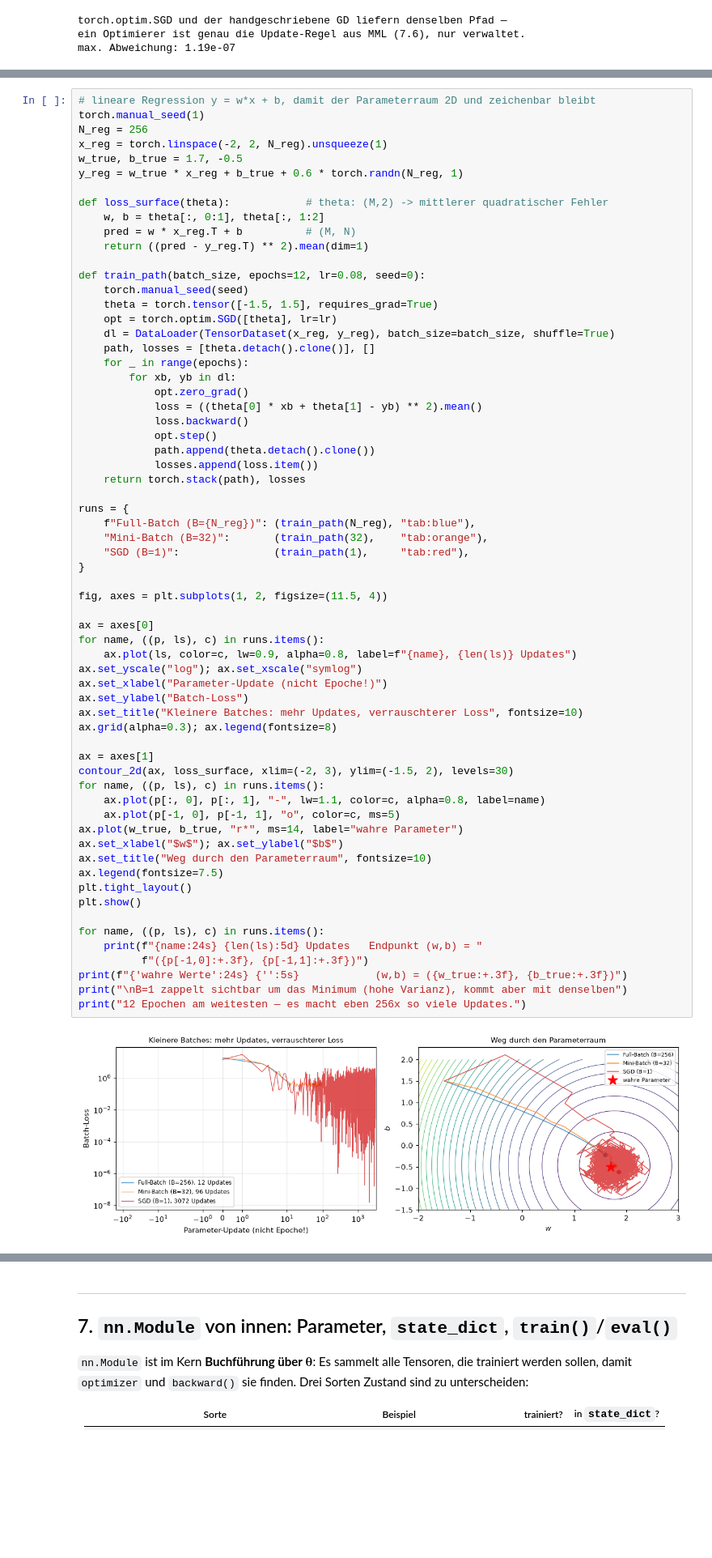
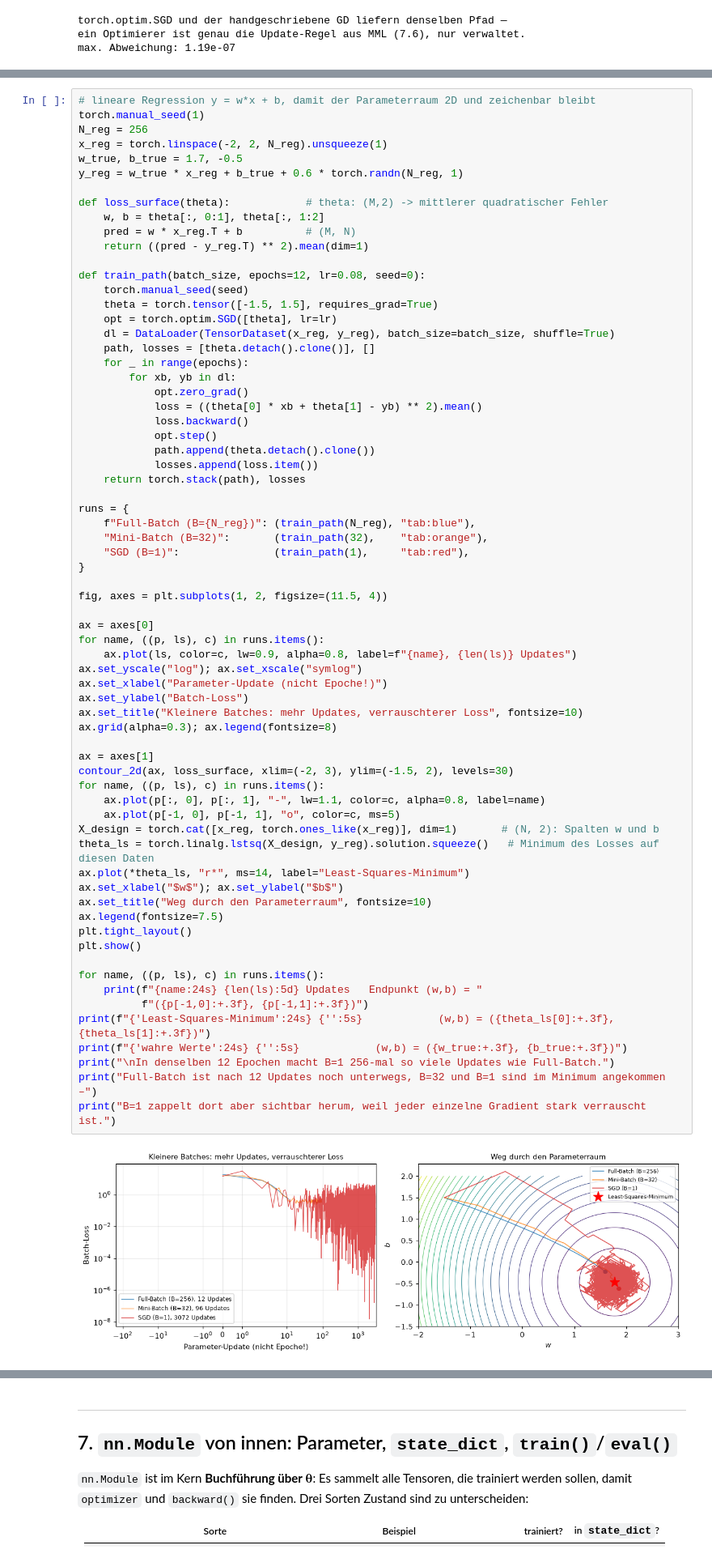
Before and after one commit to luisadow/computational-measurement, a Jupyter notebook: exploration/02_pytorch/pytorch_deep_dive.ipynb, the cells around one changed output, grey strips where cells are left out. Shown at 81% size. Cells and saved outputs as stored; diff of their text form; blank space fills up the shorter version.

```diff
--- a/exploration/02_pytorch/pytorch_deep_dive.ipynb
+++ b/exploration/02_pytorch/pytorch_deep_dive.ipynb
@@ -608,37 +608,41 @@ runs = {
     "SGD (B=1)":               (train_path(1),     "tab:red"),
 }
 
 fig, axes = plt.subplots(1, 2, figsize=(11.5, 4))
 
 ax = axes[0]
 for name, ((p, ls), c) in runs.items():
     ax.plot(ls, color=c, lw=0.9, alpha=0.8, label=f"{name}, {len(ls)} Updates")
 ax.set_yscale("log"); ax.set_xscale("symlog")
 ax.set_xlabel("Parameter-Update (nicht Epoche!)")
 ax.set_ylabel("Batch-Loss")
 ax.set_title("Kleinere Batches: mehr Updates, verrauschterer Loss", fontsize=10)
 ax.grid(alpha=0.3); ax.legend(fontsize=8)
 
 ax = axes[1]
 contour_2d(ax, loss_surface, xlim=(-2, 3), ylim=(-1.5, 2), levels=30)
 for name, ((p, ls), c) in runs.items():
     ax.plot(p[:, 0], p[:, 1], "-", lw=1.1, color=c, alpha=0.8, label=name)
     ax.plot(p[-1, 0], p[-1, 1], "o", color=c, ms=5)
-ax.plot(w_true, b_true, "r*", ms=14, label="wahre Parameter")
+X_design = torch.cat([x_reg, torch.ones_like(x_reg)], dim=1)       # (N, 2): Spalten w und b
+theta_ls = torch.linalg.lstsq(X_design, y_reg).solution.squeeze()   # Minimum des Losses auf diesen Daten
+ax.plot(*theta_ls, "r*", ms=14, label="Least-Squares-Minimum")
 ax.set_xlabel("$w$"); ax.set_ylabel("$b$")
 ax.set_title("Weg durch den Parameterraum", fontsize=10)
 ax.legend(fontsize=7.5)
 plt.tight_layout()
 plt.show()
 
 for name, ((p, ls), c) in runs.items():
     print(f"{name:24s} {len(ls):5d} Updates   Endpunkt (w,b) = "
           f"({p[-1,0]:+.3f}, {p[-1,1]:+.3f})")
+print(f"{'Least-Squares-Minimum':24s} {'':5s}            (w,b) = ({theta_ls[0]:+.3f}, {theta_ls[1]:+.3f})")
 print(f"{'wahre Werte':24s} {'':5s}            (w,b) = ({w_true:+.3f}, {b_true:+.3f})")
-print("\nB=1 zappelt sichtbar um das Minimum (hohe Varianz), kommt aber mit denselben")
-print("12 Epochen am weitesten — es macht eben 256x so viele Updates.")
+print("\nIn denselben 12 Epochen macht B=1 256-mal so viele Updates wie Full-Batch.")
+print("Full-Batch ist nach 12 Updates noch unterwegs, B=32 und B=1 sind im Minimum angekommen –")
+print("B=1 zappelt dort aber sichtbar herum, weil jeder einzelne Gradient stark verrauscht ist.")
 # %% [output]
-[figure, old version]
+[figure, new version]
 Full-Batch (B=256)          12 Updates   Endpunkt (w,b) = (+1.596, -0.226)
 Mini-Batch (B=32)           96 Updates   Endpunkt (w,b) = (+1.755, -0.478)
 SGD (B=1)                 3072 Updates   Endpunkt (w,b) = (+1.848, -0.611)
```
Also changed, not shown: parts of 16 cells of this notebook, 1 other file.
